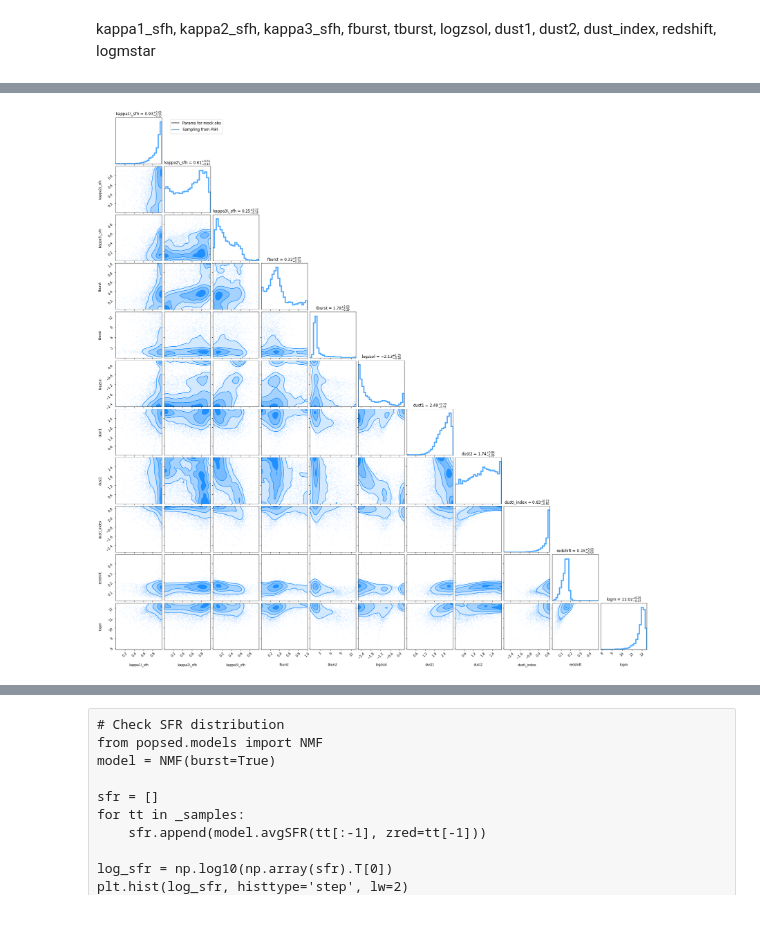
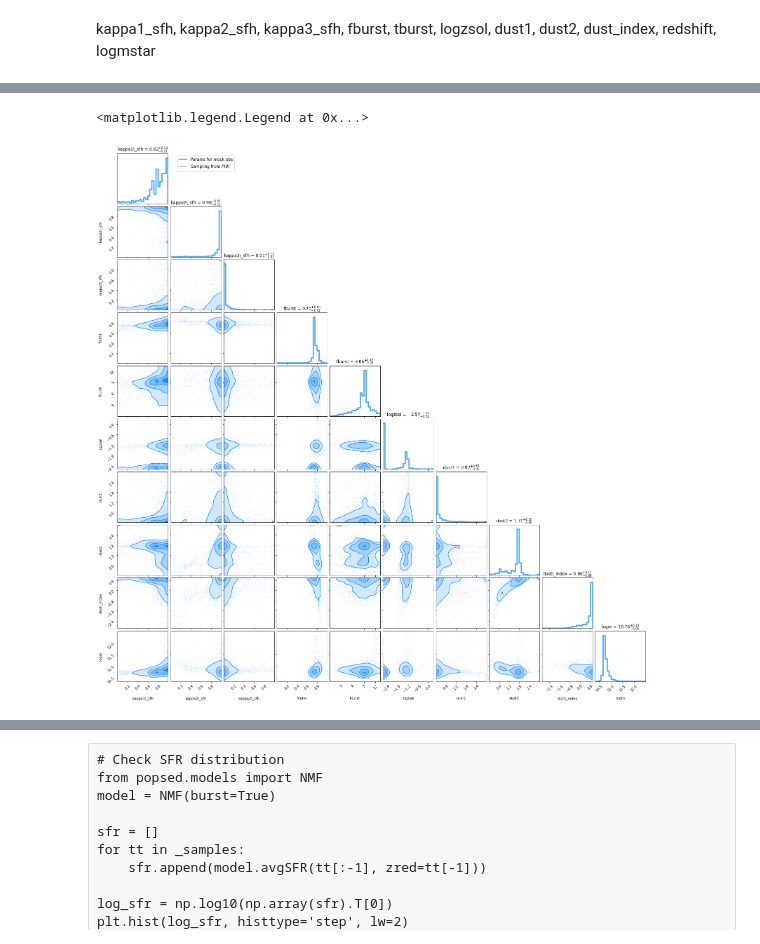
Before and after one commit to AstroJacobLi/popsed, a Jupyter notebook: notebooks/neural_density_estimator/NMF/NSA_nde_theta_sinkhorn_NMF_CDF.ipynb, the cells around one changed output, grey strips where cells are left out. Cells and saved outputs as stored; diff of their text form; code cells hidden in the pictures.

```diff
--- a/notebooks/neural_density_estimator/NMF/NSA_nde_theta_sinkhorn_NMF_CDF.ipynb
+++ b/notebooks/neural_density_estimator/NMF/NSA_nde_theta_sinkhorn_NMF_CDF.ipynb
@@ -123,7 +123,7 @@ figure = corner.corner(X_data.cpu().detach().numpy()[:, :],
 # %% [output]
 [figure]
 # %%
-X_train, X_vali = train_test_split(X_data, test_size=0.05)
+X_train, X_vali = train_test_split(X_data, test_size=0.15)
 Y_train = torch.ones(len(X_train), 11)
 # %% [markdown]
 kappa1_sfh, kappa2_sfh, kappa3_sfh, fburst, tburst, logzsol, dust1, dust2, dust_index, redshift, logmstar
@@ -134,19 +134,21 @@ from popsed.speculator import StandardScaler
 from popsed.nde import WassersteinNeuralDensityEstimator
 from geomloss import SamplesLoss
 
-seed = 0
+seed = 2
 np.random.seed(seed)
 
 _bounds = speculator.bounds.copy()
-_bounds = np.zeros_like(_bounds)
+_bounds = np.zeros_like(_bounds)[:-1]
+_bounds = np.vstack([-np.abs(np.random.normal(size=len(_bounds)) / 30),
+                   np.abs(np.random.normal(size=len(_bounds)) / 30)]).T
 
 _stds = np.ones(len(_bounds))
 
 NDE_theta = WassersteinNeuralDensityEstimator(method='nsf',
                                               name='NMF',
-                                              num_transforms=5,  # 10
+                                              num_transforms=10,  # 10
                                               num_bins=40,  # how smashed it is. 10
-                                              hidden_features=100,  # 120,
+                                              hidden_features=200, #100  # 120,
                                               seed=seed,
                                               output_dir=None,
                                               initial_pos={'bounds': _bounds,
@@ -154,5 +156,5 @@ NDE_theta = WassersteinNeuralDensityEstimator(method='nsf',
                                                            },
                                               normalize=False,
                                               regularize=True,
-                                              NDE_prior=_prior_NDE
+                                              NDE_prior=np.vstack([_prior_NDE[:-2], _prior_NDE[-1:]])
                                              )
@@ -170,0 +161,14 @@ print('Total number of params in the model:',
+# %%
+NDE_theta.build(
+    Y_train[:, :-1],
+    X_train,
+    filterset=filters,
+    optimizer='adam')
+NDE_theta.load_validation_data(X_vali)
+NDE_theta.bounds = speculator.bounds
+NDE_theta.params_name = speculator.params_name
+
+print('Total number of params in the model:',
+      sum(p.numel() for p in NDE_theta.net.parameters() if p.requires_grad))
+
+NDE_theta.external_redshift_data = z_nsa
@@ -171,18 +179,22 @@ print('Total number of params in the model:',
 # %%
 max_epochs = 4
+# blurs = [0.5, 0.2, 0.1,]
+blurs = [0.5, 0.4, 0.3, 0.2]
+
 scheduler = torch.optim.lr_scheduler.OneCycleLR(NDE_theta.optimizer,
-                                                max_lr=1e-2,
+                                                max_lr=5e-4,
                                                 steps_per_epoch=100,
                                                 epochs=max_epochs)
-for epoch in range(max_epochs):
+for i, epoch in enumerate(range(max_epochs)):
     print('    Epoch {0}'.format(epoch))
     print('    lr:', NDE_theta.optimizer.param_groups[0]['lr'])
+
     NDE_theta.train(n_epochs=100,
                     speculator=speculator,
                     only_penalty=False,
                     noise=noise, noise_model_dir=noise_model_dir,
                     sinkhorn_kwargs={
-                        'p': 1, 'blur': 0.05, 'scaling': 0.7},
+                        'p': 1, 'blur': blurs[i], 'scaling': 0.7},
                     scheduler=scheduler, detect_anomaly=False,
                     )
 # %% [output]
@@ -239,10 +254,10 @@ ax.legend(handles=[k_line, b_line], fontsize=11.5, bbox_to_anchor=(0., 1.0, 1.3,
 # %%
-samples = NDE_theta.sample(10000)
+samples = NDE_theta.sample(5000)
 import matplotlib.lines as mlines
 k_line = mlines.Line2D([], [], color='k', label='Params for mock obs')
 b_line = mlines.Line2D([], [], color='steelblue', label=r'Sampling from $P(\theta)$')
 
-labels = [key.replace('_', '\_') for key in speculator.params_name]
+labels = [key.replace('_', '\_') for key in speculator.params_name[:-2] + speculator.params_name[-1:]]
 
 # figure = corner.corner(inverse_transform_nmf_params(Y_truth_tr, _prior_NDE).cpu().detach().numpy(),
 #                        color='dimgray', labels=labels, bins=25,
@@ -250,7 +265,7 @@ labels = [key.replace('_', '\_') for key in speculator.params_name]
 #                        show_titles=True, title_kwargs={"fontsize": 12},
 #                        hist_kwargs={'density': True})
 
-nf_plot = corner.corner(inverse_transform_nmf_params(samples, _prior_NDE).cpu().detach().numpy(),
+nf_plot = corner.corner(inverse_transform_nmf_params(samples, NDE_theta.NDE_prior).cpu().detach().numpy(),
 #                       fig=figure,
                         labels=labels, bins=25,
                       color='dodgerblue',
@@ -265,4 +280,5 @@ ax.legend(handles=[k_line, b_line], fontsize=11.5, bbox_to_anchor=(0., 1.0, 1.3,
+<matplotlib.legend.Legend at 0x...>
-[figure, old version]
+[figure, new version]
 # %%
 import matplotlib.lines as mlines
 k_line = mlines.Line2D([], [], color='k', label='Data')
```
Also changed, not shown: parts of 32 cells of this notebook, 10 other files.
